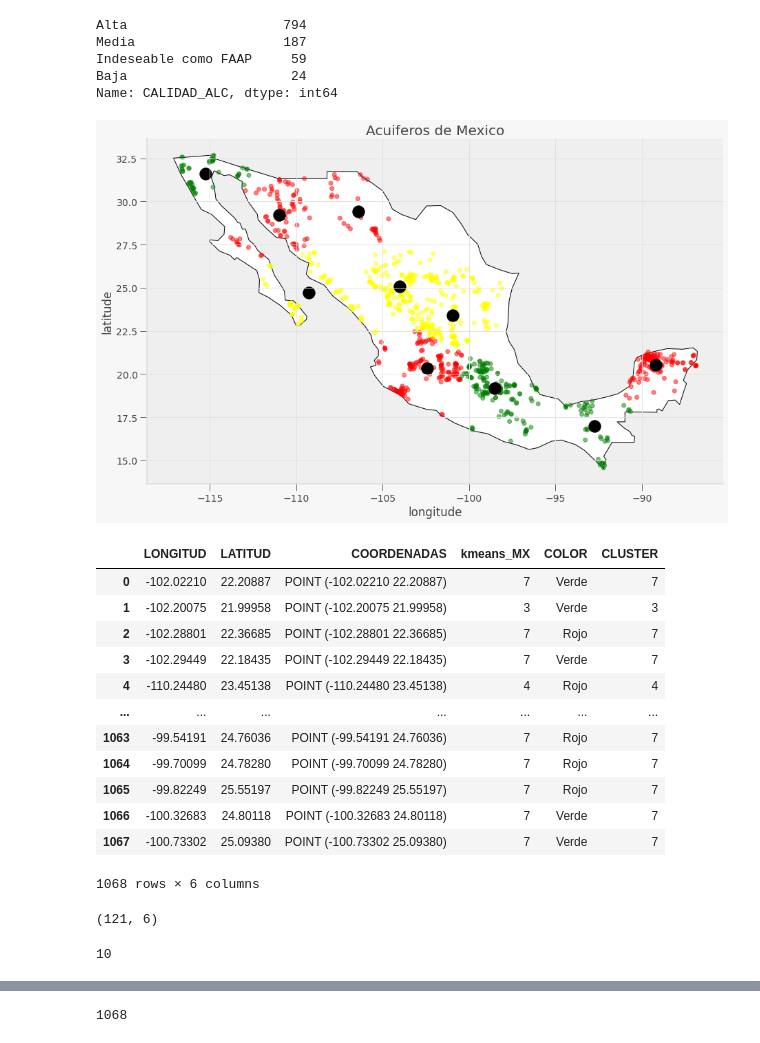
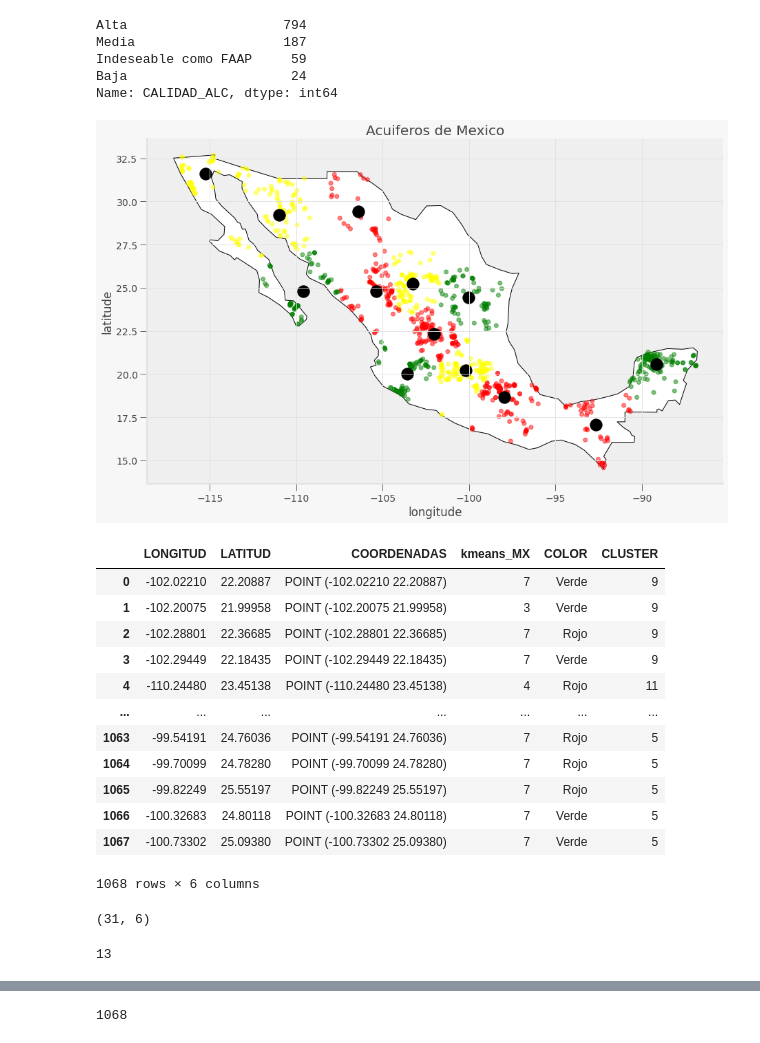
Before and after one commit to PosgradoMNA/actividades-del-projecto-equipo_98, a Jupyter notebook: Reto_DS_Parte_1.ipynb, the cells around one changed output, grey strips where cells are left out. Cells and saved outputs as stored; diff of their text form; code cells hidden in the pictures.

```diff
--- a/Reto_DS_Parte_1.ipynb
+++ b/Reto_DS_Parte_1.ipynb
@@ -781,7 +781,7 @@ plt.show()
 Labels_X = df_sub[['LONGITUD', 'LATITUD']]
 
 #Número de clúster
-kmeans_mx = KMeans(n_clusters=10).fit(Labels_X)
+kmeans_mx = KMeans(n_clusters=13).fit(Labels_X)
 centroids = kmeans_mx.cluster_centers_ #se sacan los centroides
 labels = kmeans_mx.predict(Labels_X) #labels
 
@@ -1006,57 +1026,57 @@ Baja                     24
 Name: CALIDAD_ALC, dtype: int64
 # %%
 fig, gax = plt.subplots(figsize=(15,10))
-colores = ['red','yellow','green','red','yellow','green','red','yellow','green','red','yellow','green']
+colores = ['red','yellow','green','red','yellow','green','red','yellow','green','red','yellow','green','red','yellow','green','red','yellow','green','red','yellow','green','red','yellow','green', 'red','yellow','green','red','yellow','green','red','yellow','green','red','yellow','green','red','yellow','green','red','yellow','green','red','yellow','green','red','yellow','green']
 color_asig = []
 
 for row in labels:
   color_asig.append(colores[row])
 
 world.query("name == 'Mexico'").plot(ax = gax, edgecolor='black', color='white') #filtramos por pais
 
 puntos_coordsub.plot(ax=gax, color=color_asig, alpha = 0.5)
 point_center.plot(ax=gax, color='black', alpha = 1, markersize = 300)
 
 gax.set_xlabel('longitude')
 gax.set_ylabel('latitude')
 gax.set_title('Acuiferos de Mexico')
 
 gax.spines['top'].set_visible(False)
 gax.spines['right'].set_visible(False)
 
 plt.show()
 # %% [output]
-[figure, old version]
+[figure, new version]
 # %%
 puntos_coordsub['COLOR']= sem_map['SEMAFORO']
 puntos_coordsub['CLUSTER'] = labels
 puntos_coordsub
 # %% [output]
 |  | LONGITUD | LATITUD | COORDENADAS | kmeans_MX | COLOR | CLUSTER |
-| 0 | -102.02210 | 22.20887 | POINT (-102.02210 22.20887) | 7 | Verde | 7 |
-| 1 | -102.20075 | 21.99958 | POINT (-102.20075 21.99958) | 3 | Verde | 3 |
-| 2 | -102.28801 | 22.36685 | POINT (-102.28801 22.36685) | 7 | Rojo | 7 |
-| 3 | -102.29449 | 22.18435 | POINT (-102.29449 22.18435) | 7 | Verde | 7 |
-| 4 | -110.24480 | 23.45138 | POINT (-110.24480 23.45138) | 4 | Rojo | 4 |
+| 0 | -102.02210 | 22.20887 | POINT (-102.02210 22.20887) | 7 | Verde | 9 |
+| 1 | -102.20075 | 21.99958 | POINT (-102.20075 21.99958) | 3 | Verde | 9 |
+| 2 | -102.28801 | 22.36685 | POINT (-102.28801 22.36685) | 7 | Rojo | 9 |
+| 3 | -102.29449 | 22.18435 | POINT (-102.29449 22.18435) | 7 | Verde | 9 |
+| 4 | -110.24480 | 23.45138 | POINT (-110.24480 23.45138) | 4 | Rojo | 11 |
 | ... | ... | ... | ... | ... | ... | ... |
-| 1063 | -99.54191 | 24.76036 | POINT (-99.54191 24.76036) | 7 | Rojo | 7 |
-| 1064 | -99.70099 | 24.78280 | POINT (-99.70099 24.78280) | 7 | Rojo | 7 |
-| 1065 | -99.82249 | 25.55197 | POINT (-99.82249 25.55197) | 7 | Rojo | 7 |
-| 1066 | -100.32683 | 24.80118 | POINT (-100.32683 24.80118) | 7 | Verde | 7 |
-| 1067 | -100.73302 | 25.09380 | POINT (-100.73302 25.09380) | 7 | Verde | 7 |
+| 1063 | -99.54191 | 24.76036 | POINT (-99.54191 24.76036) | 7 | Rojo | 5 |
+| 1064 | -99.70099 | 24.78280 | POINT (-99.70099 24.78280) | 7 | Rojo | 5 |
+| 1065 | -99.82249 | 25.55197 | POINT (-99.82249 25.55197) | 7 | Rojo | 5 |
+| 1066 | -100.32683 | 24.80118 | POINT (-100.32683 24.80118) | 7 | Verde | 5 |
+| 1067 | -100.73302 | 25.09380 | POINT (-100.73302 25.09380) | 7 | Verde | 5 |
 1068 rows × 6 columns
 # %%
 new_df = puntos_coordsub[puntos_coordsub.CLUSTER == 0].copy()
 new_df.shape
 # %% [output]
-(121, 6)
+(31, 6)
 # %%
 #Sacamos la moda , para revisar los datos correspondientes a la variable del SEMAFORO
 
 
 list_moda=[]
 
-for i in range(0, 10): # Recorrido
+for i in range(0, 13): # Recorrido
 
   nuevo_dataset = pd.DataFrame()
   nuevo_dataset = puntos_coordsub[puntos_coordsub.CLUSTER == i].copy()
@@ -1069,7 +1089,7 @@ for i in range(0, 10): # Recorrido
 
 len(list_moda)
 # %% [output]
-10
+13
 # %%
 point_center['MODA'] = list_moda
 point_center
```
Also changed, not shown: parts of 17 cells of this notebook.
